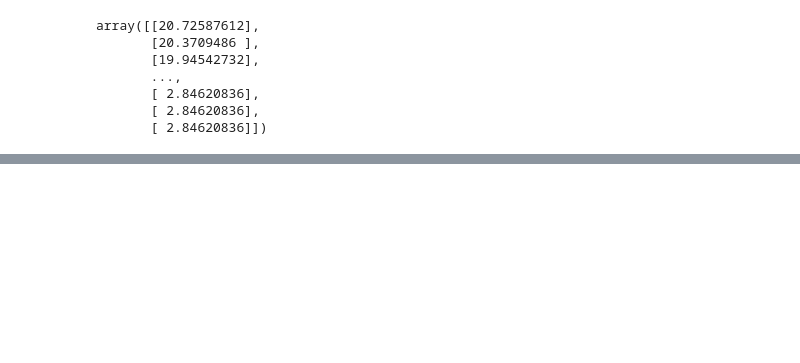
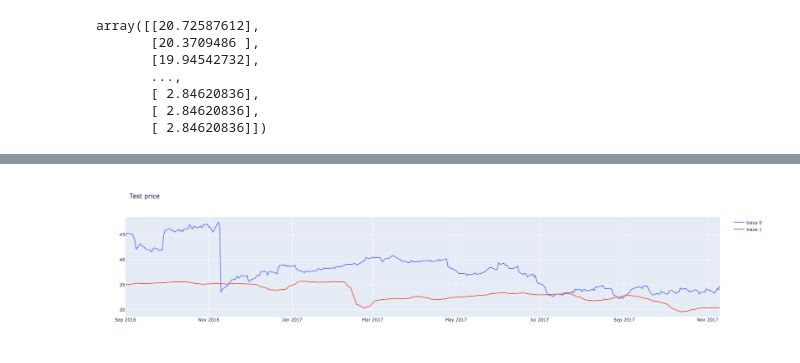
Before and after one commit to Daihongchen/time_series_project, a Jupyter notebook: lstm_stock.ipynb, the cells around one changed output, grey strips where cells are left out. Saved outputs shown, nothing was run; the diff lists cells and outputs as text; code cells hidden in the pictures; blank space fills up the shorter version.

```diff
--- a/lstm_stock.ipynb
+++ b/lstm_stock.ipynb
@@ -855,8 +769,8 @@ import plotly.graph_objects as go
 # %%
 import plotly.graph_objects as go
 fig = go.Figure()
-fig.add_trace(go.Scatter(y=[2, 1, 4, 3]))
-fig.add_trace(go.Bar(y=[1, 4, 3, 2]))
-fig.update_layout(title = 'Hello Figure')
+fig.add_trace(go.Scatter(y=dataset_test_1['Close'], x=dataset_test_1['Date']))
+fig.add_trace(go.Scatter(y=dataset_test_1['predicted'], x=dataset_test_1['Date']))
+fig.update_layout(title = 'Test price')
 fig.show()
 # %% [output]
@@ -863,0 +777 @@ fig.show()
+[figure, added]
```
Also changed, not shown: parts of 17 cells of this notebook.
